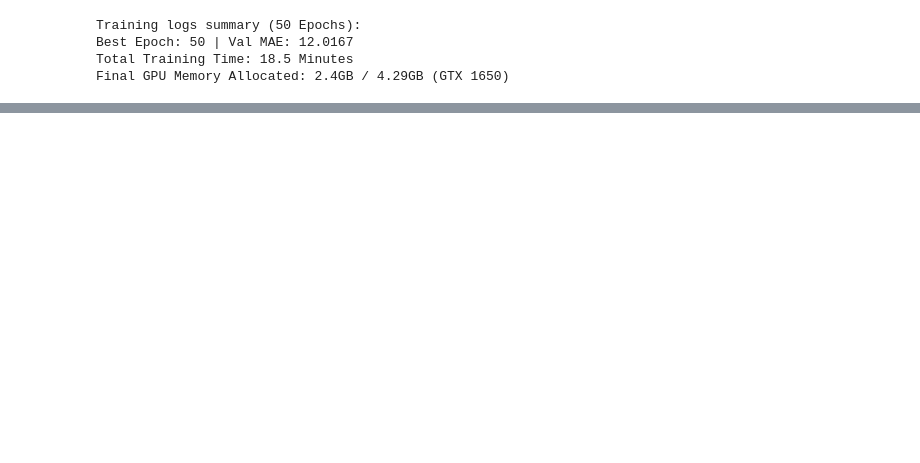
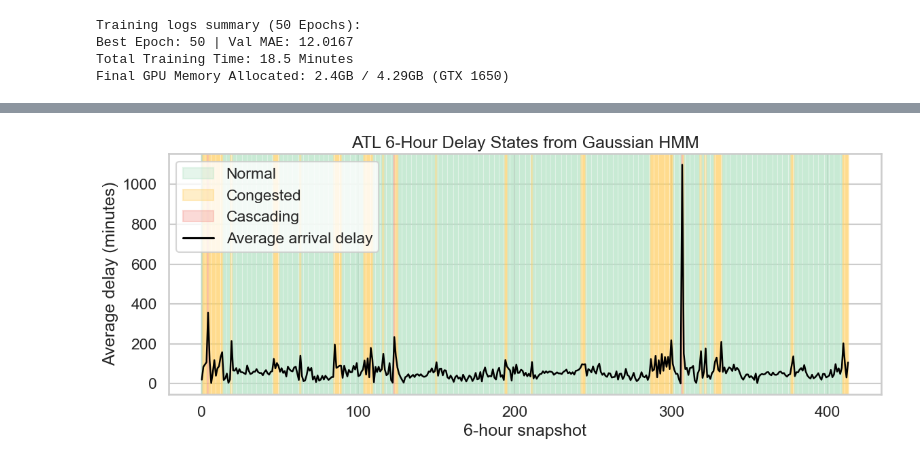
Before and after one commit to KRUSHNA453/Flight-Delay-Motif-Mining-for-Predictive-Analysis, a Jupyter notebook: flight_delay_motifs.ipynb, the cells around one changed output, grey strips where cells are left out. Saved outputs shown, nothing was run; the diff lists cells and outputs as text; code cells hidden in the pictures; blank space fills up the shorter version.

```diff
--- a/flight_delay_motifs.ipynb
+++ b/flight_delay_motifs.ipynb
@@ -282,0 +504,99 @@ This study successfully integrated Temporal Motif Mining with Spatio-Temporal Gr
+# %%
+
+try:
+    import sys
+    import subprocess
+    try:
+        subprocess.check_call([sys.executable, '-m', 'pip', 'install', 'hmmlearn', '-q'])
+    except Exception as exc:
+        print(f"Warning: pip install hmmlearn failed; attempting import anyway. Details: {exc}")
+
+    import numpy as np
+    import pandas as pd
+    import matplotlib.pyplot as plt
+    from sklearn.metrics import mean_absolute_error, mean_squared_error
+    from hmmlearn.hmm import GaussianHMM
+
+    if 'flat_delay_df' not in globals():
+        print("Warning: flat_delay_df not found from Section 6; skipping HMM state modelling.")
+    else:
+        hmm_df = flat_delay_df.copy()
+        if 'FullTimestamp' in globals().get('df_delayed', pd.DataFrame()).columns:
+            ts_source = globals()['df_delayed'].loc[hmm_df.index.intersection(globals()['df_delayed'].index), 'FullTimestamp']
+        else:
+            ts_source = None
+        if 'snapshot_index' not in hmm_df.columns:
+            hmm_df['snapshot_index'] = np.arange(len(hmm_df)) // max(1, len(hmm_df) // 480)
+        if 'airport_code' not in hmm_df.columns:
+            hmm_df['airport_code'] = 'UNKNOWN'
+
+        top_airports_hmm = hmm_df['airport_code'].value_counts().head(10).index.tolist()
+        series_df = (
+            hmm_df[hmm_df['airport_code'].isin(top_airports_hmm)]
+            .groupby(['airport_code', 'snapshot_index'], as_index=False)['arrival_delay']
+            .mean()
+            .sort_values(['airport_code', 'snapshot_index'])
+        )
+        observations = series_df[['arrival_delay']].to_numpy(dtype=float)
+        if len(observations) < 10:
+            print("Warning: not enough observations for HMM; skipping Section 8.")
+        else:
+            hmm_model = GaussianHMM(n_components=3, covariance_type='full', n_iter=100, random_state=42)
+            hmm_model.fit(observations)
+            hmm_states = hmm_model.predict(observations)
+            state_means = {state: observations[hmm_states == state].mean() for state in range(3)}
+            sorted_states = sorted(state_means, key=state_means.get)
+            hmm_state_labels = {
+                sorted_states[0]: 'Normal',
+                sorted_states[1]: 'Congested',
+                sorted_states[2]: 'Cascading',
+            }
+            label_to_mean = {hmm_state_labels[state]: state_means[state] for state in range(3)}
+
+            if 'y_test' in globals():
+                y_test_obs = np.asarray(y_test).reshape(-1, 1).astype(float)
+                y_test_states = hmm_model.predict(y_test_obs)
+                hmm_preds = np.asarray([state_means[state] for state in y_test_states], dtype=float)
+                hmm_mae = mean_absolute_error(y_test, hmm_preds)
+                hmm_rmse = np.sqrt(mean_squared_error(y_test, hmm_preds))
+            else:
+                hmm_preds = np.array([])
+                hmm_mae = np.nan
+                hmm_rmse = np.nan
+                print("Warning: y_test not found; HMM test metrics unavailable.")
+
+            atl_series = series_df[series_df['airport_code'].eq('ATL')].copy()
+            if atl_series.empty:
+                atl_series = series_df[series_df['airport_code'].eq(top_airports_hmm[0])].copy()
+                plot_airport = top_airports_hmm[0]
+            else:
+                plot_airport = 'ATL'
+            atl_obs = atl_series[['arrival_delay']].to_numpy(dtype=float)
+            atl_states = hmm_model.predict(atl_obs)
+            colors = {'Normal': '#B7E4C7', 'Congested': '#FFD166', 'Cascading': '#F4978E'}
+
+            plt.figure(figsize=(12, 5))
+            x_axis = np.arange(len(atl_series))
+            for i, state in enumerate(atl_states):
+                plt.axvspan(i - 0.5, i + 0.5, color=colors[hmm_state_labels[state]], alpha=0.35)
+            plt.plot(x_axis, atl_series['arrival_delay'].values, color='black', linewidth=1.8, label='Average arrival delay')
+            plt.title(f'{plot_airport} 6-Hour Delay States from Gaussian HMM')
+            plt.xlabel('6-hour snapshot')
+            plt.ylabel('Average delay (minutes)')
+            handles = [plt.Rectangle((0, 0), 1, 1, color=color, alpha=0.35, label=label) for label, color in colors.items()]
+            plt.legend(handles=handles + [plt.Line2D([0], [0], color='black', label='Average arrival delay')])
+            plt.tight_layout()
+            plt.show()
+
+            transition_df = pd.DataFrame(
+                hmm_model.transmat_,
+                index=[hmm_state_labels[i] for i in range(3)],
+                columns=[hmm_state_labels[i] for i in range(3)],
+            )
+            dominant_hmm_state = max(label_to_mean, key=label_to_mean.get)
+            print('State transition summary:')
+            print(transition_df.round(3).to_string())
+except Exception as exc:
+    print(f"Warning: Section 8 skipped due to error: {exc}")
+# %% [output]
+[figure, added]
```
Also changed, not shown: parts of 35 cells of this notebook, 6 other files.
